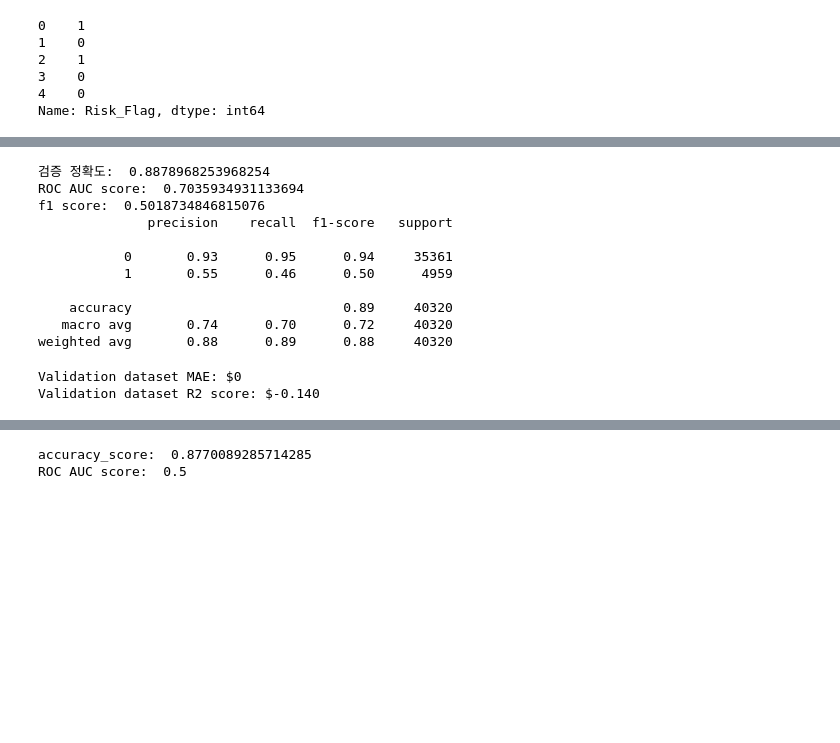
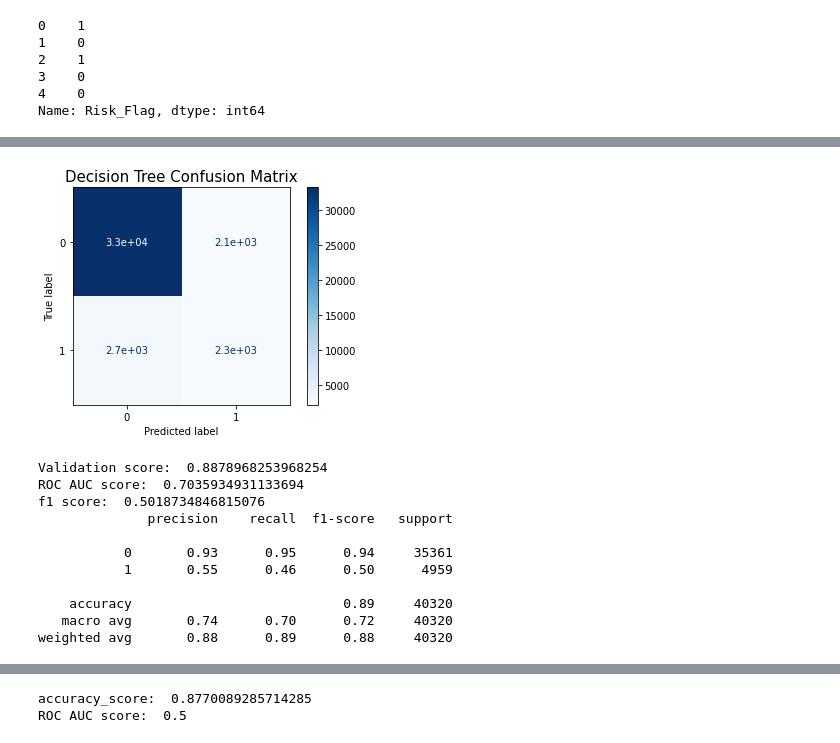
Before and after one commit to hwon-n/section2_project, a Jupyter notebook: section2_project.ipynb, the cells around one changed output, grey strips where cells are left out. Saved outputs shown, nothing was run; the diff lists cells and outputs as text; code cells hidden in the pictures; blank space fills up the shorter version.

```diff
--- a/section2_project.ipynb
+++ b/section2_project.ipynb
@@ -412,0 +446,21 @@ onehot_list = ['Profession', 'STATE', 'House_Ownership', 'Car_Ownership', 'Marri
+# %%
+# Decision Tree 학습
+
+decision_pipe = make_pipeline(
+    OrdinalEncoder(cols = ord_list, mapping = ord_mapping),
+    OneHotEncoder(use_cat_names = True, cols = onehot_list),
+    SimpleImputer(),
+    DecisionTreeClassifier(
+        random_state = 2
+    )
+)
+
+decision_pipe.fit(X_train, y_train)
+y_pred = decision_pipe.predict(X_val)
+f1 = f1_score(y_val, y_pred)
+
+print('Validation score: ', decision_pipe.score(X_val, y_val))
+
+print('ROC AUC score: ', roc_auc_score(y_val, y_pred))
+print('f1 score: ', f1)
+print(classification_report(y_val, y_pred))
@@ -413,7 +479,16 @@ onehot_list = ['Profession', 'STATE', 'House_Ownership', 'Car_Ownership', 'Marri
+# %%
+# DecisionTree Confusion Matrix 확인
+fig, ax = plt.subplots()
+
+pcm = plot_confusion_matrix(decision_pipe, X_val, y_val, cmap = plt.cm.Blues, ax = ax)
+plt.title('Decision Tree Confusion Matrix', fontsize = 15)
+plt.show()
+# %% [output]
+[figure, added]
 # %%
 # RandomForest 학습
 
-pipe = make_pipeline(
+rf_pipe = make_pipeline(
     OrdinalEncoder(cols = ord_list, mapping = ord_mapping),
     OneHotEncoder(use_cat_names = True, cols = onehot_list),
     SimpleImputer(),
@@ -422,16 +497,16 @@ pipe = make_pipeline(
         random_state = 2)
 )
 
-pipe.fit(X_train, y_train)
-y_pred = pipe.predict(X_val)
+rf_pipe.fit(X_train, y_train)
+y_pred = rf_pipe.predict(X_val)
 f1 = f1_score(y_val, y_pred)
 
-print('검증 정확도: ', pipe.score(X_val, y_val))
+print('Validation score: ', rf_pipe.score(X_val, y_val))
 print('ROC AUC score: ', roc_auc_score(y_val, y_pred))
 print('f1 score: ', f1)
 print(classification_report(y_val, y_pred))
 # %% [output]
-검증 정확도:  0.8878968253968254
+Validation score:  0.8878968253968254
 ROC AUC score:  0.7035934931133694
 f1 score:  0.5018734846815076
               precision    recall  f1-score   support
@@ -442,27 +517,3 @@ f1 score:  0.5018734846815076
     accuracy                           0.89     40320
    macro avg       0.74      0.70      0.72     40320
 weighted avg       0.88      0.89      0.88     40320
-# %%
-# Logistic Regression 학습
-
-
-logistic_pipe = make_pipeline(
-    OrdinalEncoder(cols = ord_list, mapping = ord_mapping),
-    OneHotEncoder(use_cat_names = True, cols = onehot_list),
-    SimpleImputer(),
-    StandardScaler(),
-    LogisticRegression(
-        random_state = 2
-    )
-)
-logistic_pipe.fit(X_train, y_train)
-y_pred = logistic_pipe.predict(X_val)
-
-mae = mean_absolute_error(y_val, y_pred)
-r2 = r2_score(y_val, y_pred)
-
-print(f'Validation dataset MAE: ${mae:,.0f}')
-print(f'Validation dataset R2 score: ${r2:,.3f}\n')
-# %% [output]
-Validation dataset MAE: $0
-Validation dataset R2 score: $-0.140
```
Also changed, not shown: parts of 11 cells of this notebook.
